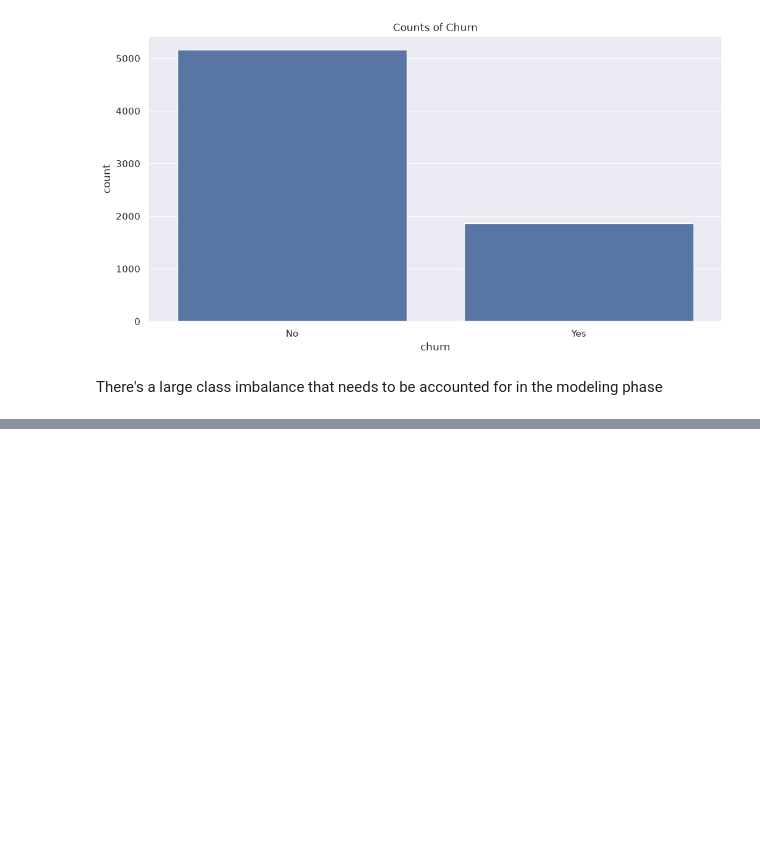
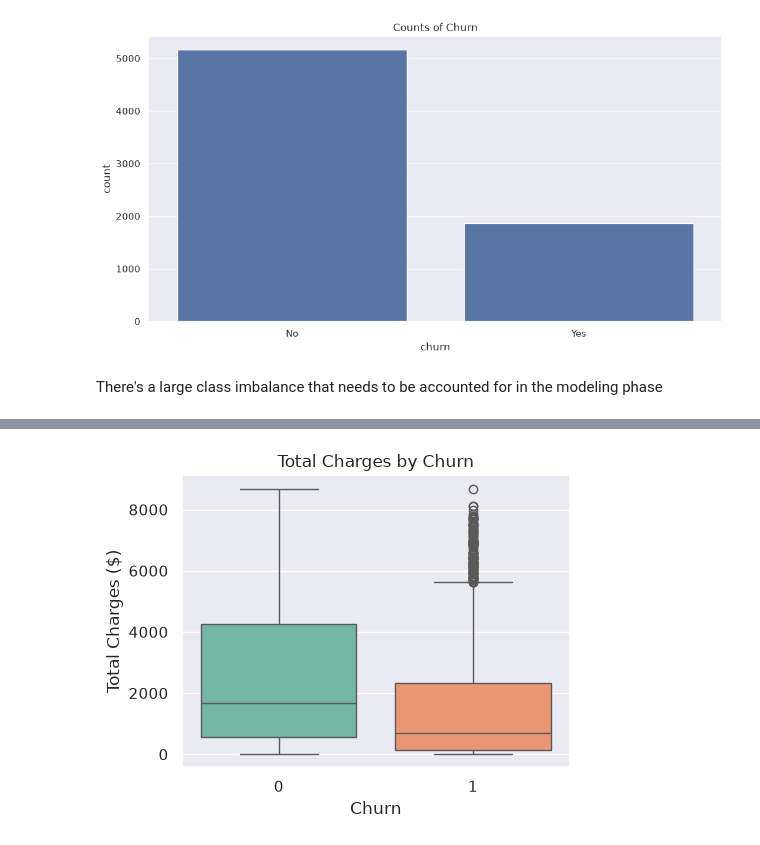
Before and after one commit to liatlas/CustomerChurnPrediction, a Jupyter notebook: notebooks/Data_Exploration_7_8.ipynb, the cells around one changed output, grey strips where cells are left out. Saved outputs shown, nothing was run; the diff lists cells and outputs as text; code cells hidden in the pictures; blank space fills up the shorter version.

```diff
--- a/notebooks/Data_Exploration_7_8.ipynb
+++ b/notebooks/Data_Exploration_7_8.ipynb
@@ -54,0 +70,11 @@ sns.pairplot(data=df)
+# %%
+plt.figure(figsize=(5, 4))
+sns.boxplot(data=df, x="churn", y="total_charges",
+            hue="churn", palette="Set2", legend=False)
+plt.title("Total Charges by Churn")
+plt.xlabel("Churn")
+plt.ylabel("Total Charges ($)")
+plt.tight_layout()
+plt.show()
+# %% [output]
+[figure, added]
```
Also changed, not shown: parts of 14 cells of this notebook.
